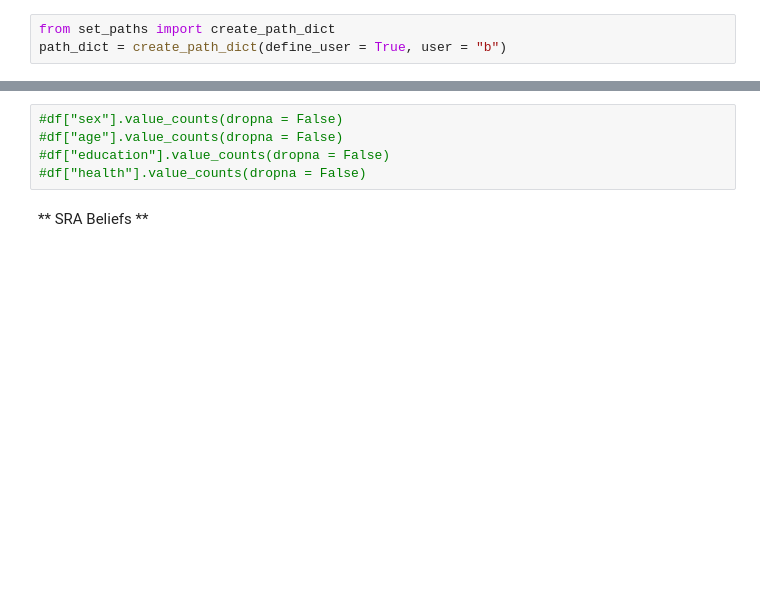
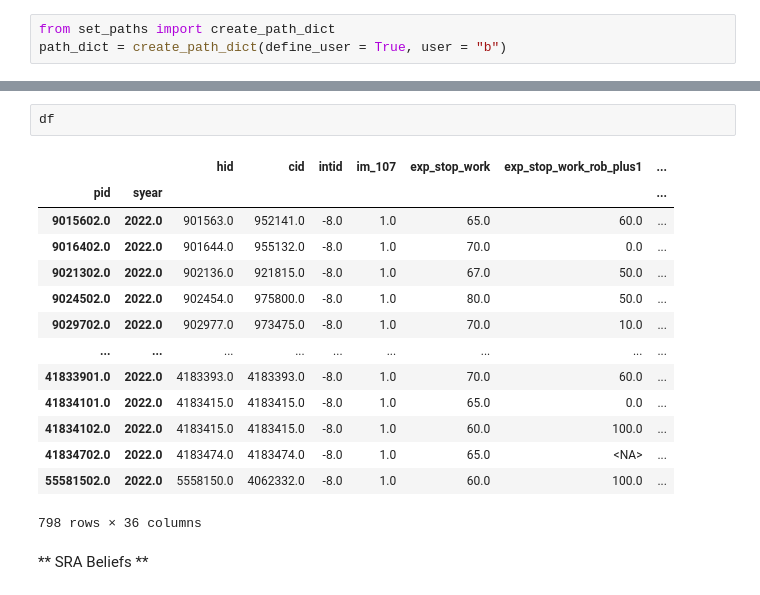
Before and after one commit to PolicyUncertainty/analysis, a Jupyter notebook: src/beliefs/temp.ipynb, the cells around one changed output, grey strips where cells are left out. Drawn from its saved outputs; the diff is of its cells as text; blank space fills up the shorter version.

```diff
--- a/src/beliefs/temp.ipynb
+++ b/src/beliefs/temp.ipynb
@@ -23,8 +17,20 @@ See the caveats in the documentation: https://pandas.pydata.org/pandas-docs/stab
-# %%
-#df["sex"].value_counts(dropna = False)
-#df["age"].value_counts(dropna = False)
-#df["education"].value_counts(dropna = False)
-#df["health"].value_counts(dropna = False)
+# %%
+df
+# %% [output]
+|  |  | hid | cid | intid | im_107 | exp_stop_work | exp_stop_work_rob_plus1 | ... |
+| pid | syear |  |  |  |  |  |  | ... |
+| 9015602.0 | 2022.0 | 901563.0 | 952141.0 | -8.0 | 1.0 | 65.0 | 60.0 | ... |
+| 9016402.0 | 2022.0 | 901644.0 | 955132.0 | -8.0 | 1.0 | 70.0 | 0.0 | ... |
+| 9021302.0 | 2022.0 | 902136.0 | 921815.0 | -8.0 | 1.0 | 67.0 | 50.0 | ... |
+| 9024502.0 | 2022.0 | 902454.0 | 975800.0 | -8.0 | 1.0 | 80.0 | 50.0 | ... |
+| 9029702.0 | 2022.0 | 902977.0 | 973475.0 | -8.0 | 1.0 | 70.0 | 10.0 | ... |
+| ... | ... | ... | ... | ... | ... | ... | ... | ... |
+| 41833901.0 | 2022.0 | 4183393.0 | 4183393.0 | -8.0 | 1.0 | 70.0 | 60.0 | ... |
+| 41834101.0 | 2022.0 | 4183415.0 | 4183415.0 | -8.0 | 1.0 | 65.0 | 0.0 | ... |
+| 41834102.0 | 2022.0 | 4183415.0 | 4183415.0 | -8.0 | 1.0 | 60.0 | 100.0 | ... |
+| 41834702.0 | 2022.0 | 4183474.0 | 4183474.0 | -8.0 | 1.0 | 65.0 | <NA> | ... |
+| 55581502.0 | 2022.0 | 5558150.0 | 4062332.0 | -8.0 | 1.0 | 60.0 | 100.0 | ... |
+798 rows × 36 columns
 # %% [markdown]
 ** SRA Beliefs **
 # %%
```
Also changed, not shown: parts of 10 cells of this notebook, 6 other files.
